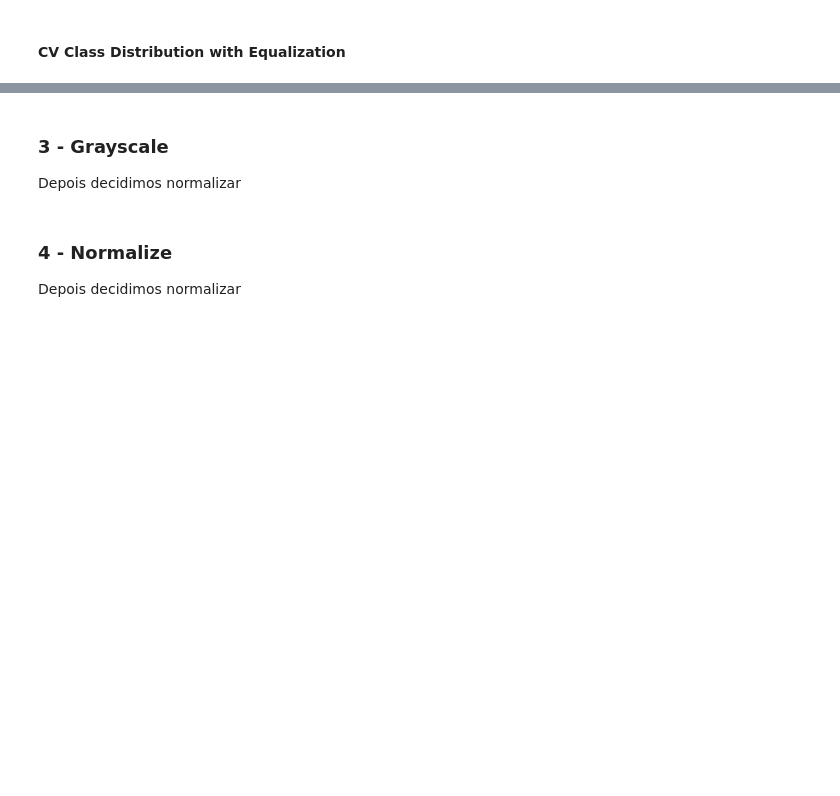
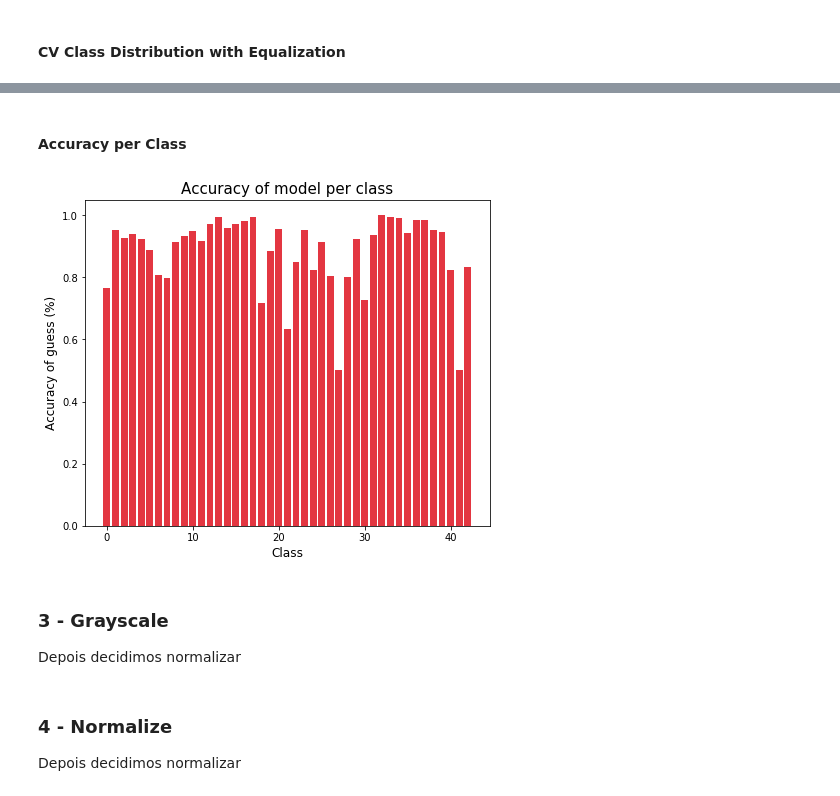
Before and after one commit to HerouFenix/taa-traffic-sign-identification, a Jupyter notebook: Project1.ipynb, the cells around one changed output, grey strips where cells are left out. Cells and saved outputs as stored; diff of their text form; code cells hidden in the pictures; blank space fills up the shorter version.

```diff
--- a/Project1.ipynb
+++ b/Project1.ipynb
@@ -360,3 +413,9 @@ plot_cv_per_class(y_cv,y_train)
+# %% [markdown]
+#### Accuracy per Class
+# %%
+plot_acc_per_class(conf_mat_rel)
+# %% [output]
+[figure, added]
 # %% [markdown]
 ### 3 - Grayscale
 Depois decidimos normalizar
```
Also changed, not shown: parts of 13 cells of this notebook.
